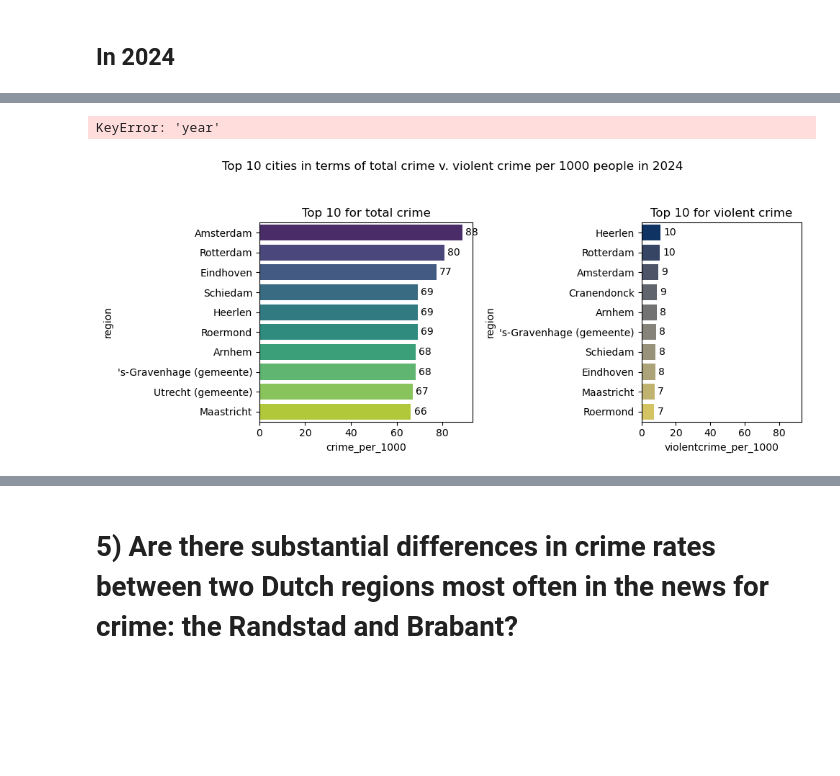
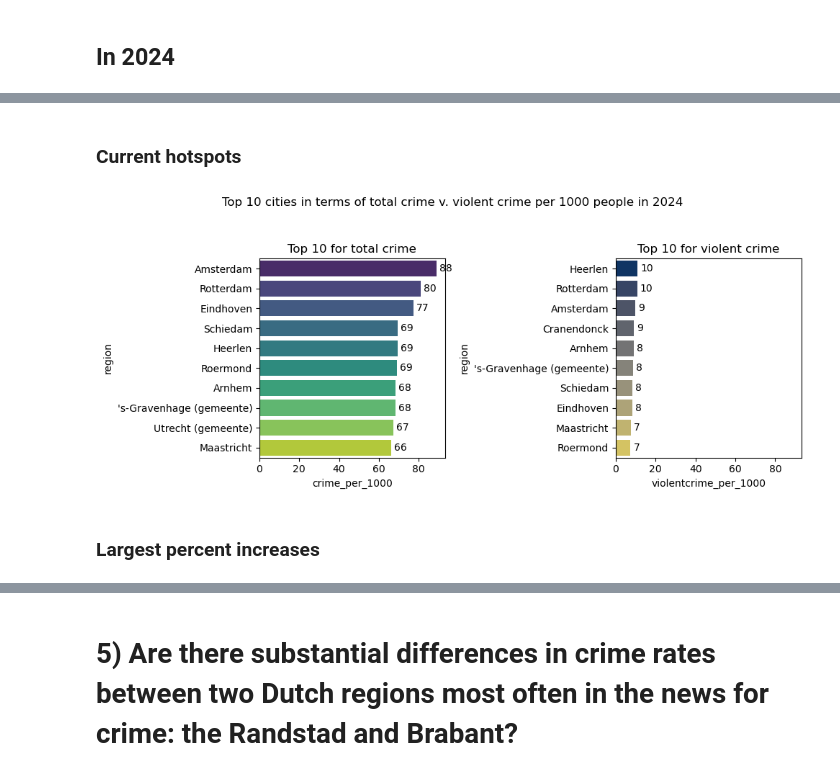
Before and after one commit to chels-j/NLViolentCrime, a Jupyter notebook: NLCrimeAnalysis.ipynb, the cells around one changed output, grey strips where cells are left out. Drawn from its saved outputs; the diff is of its cells as text; code cells hidden in the pictures; blank space fills up the shorter version.

```diff
--- a/NLCrimeAnalysis.ipynb
+++ b/NLCrimeAnalysis.ipynb
@@ -1164,6 +1157,11 @@ plt.show()
 # %% [markdown]
 ## In 2024
 # %%
-## Subset top 10 cities for total crime in 2024
+## Subset top 10 cities for total crime and for violent crime in 2024
 top10_2024 = cities_df[cities_df['year']==2024].sort_values(by=['crime_per_1000'], ascending=False).head(10)
-top10_2024[['region','year','crime_per_1000']]
+top10_2024 = top10_2024[['year','region','crime_per_1000']].reset_index(drop=True)
+violent10_2024 = (
+    cities_violent.xs(2024, level='year')[['violentcrime_per_1000']]
+    .sort_values(by='violentcrime_per_1000', ascending=False)
+    .head(10)
+)
@@ -1199,42 +1168,40 @@ cities_violent
-# %%
-## Find top 10 cities in terms of violent crime rates for 2024
-violent10_2024 = cities_violent[cities_violent.loc['year'] == 2024].sort_values(by='violentcrime_per_1000', ascending=False).head(10)
-violent10_2024['violentcrime_per_1000']
-# %% [output]
-KeyError: 'year'
+# %% [markdown]
+### Current hotspots
 # %%
 ## Compare bar charts of top 10 cities in 2024 for total crime vs. violent crime
 
 ## Set figure properties
-f, axs = plt.subplots(1, 2, figsize=(10, 4), gridspec_kw=dict(width_ratios=[4, 3]), sharex=True)
+f, axs = plt.subplots(1, 2, figsize=(10, 4), gridspec_kw=dict(width_ratios=[4, 4]), sharex=True)
 
 ## Plot bar chart of top 10 cities in terms of total crime 2024
 sns.barplot(data=top10_2024,
             x='crime_per_1000',
             y='region',
             hue='region', palette='viridis',
                 ax=axs[0],
                 legend=False)
 for container in axs[0].containers:
     axs[0].bar_label(container, fmt='%d', label_type='edge', padding=3)
 
 
 sns.barplot(data=violent10_2024,
             x='violentcrime_per_1000',
             y='region',
             hue='region',
                 ax=axs[1], legend=False,
            palette='cividis')
 for container in axs[1].containers:
     axs[1].bar_label(container, fmt='%d', label_type='edge', padding=3)
 
 # Set titles
 f.suptitle('Top 10 cities in terms of total crime v. violent crime per 1000 people in 2024', y=1.05)
 axs[0].set_title('Top 10 for total crime')
 axs[1].set_title('Top 10 for violent crime')
 
 
 f.tight_layout()
 plt.show()
 # %% [output]
-[figure, old version]
+[figure, new version]
+# %% [markdown]
+### Largest percent increases
```
Also changed, not shown: parts of 41 cells of this notebook.
